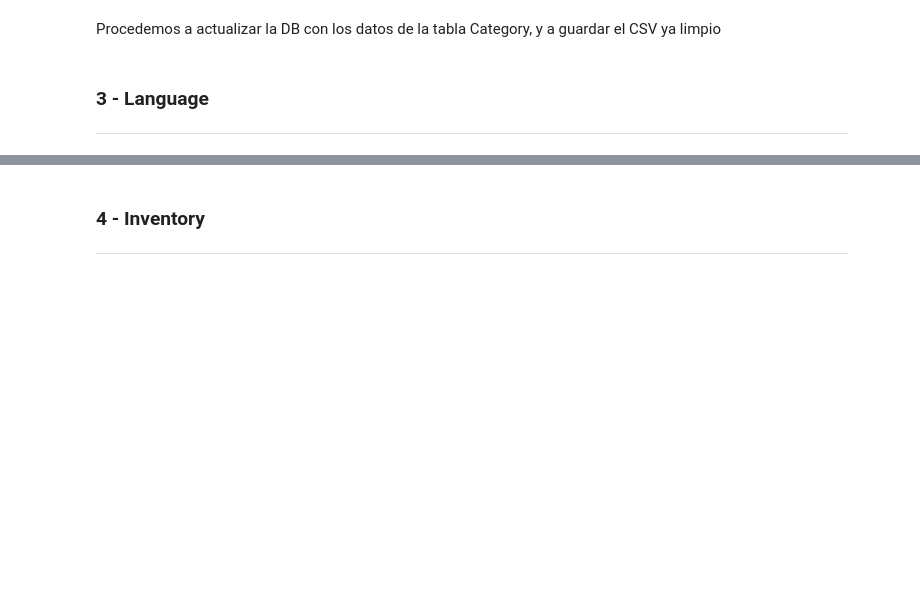
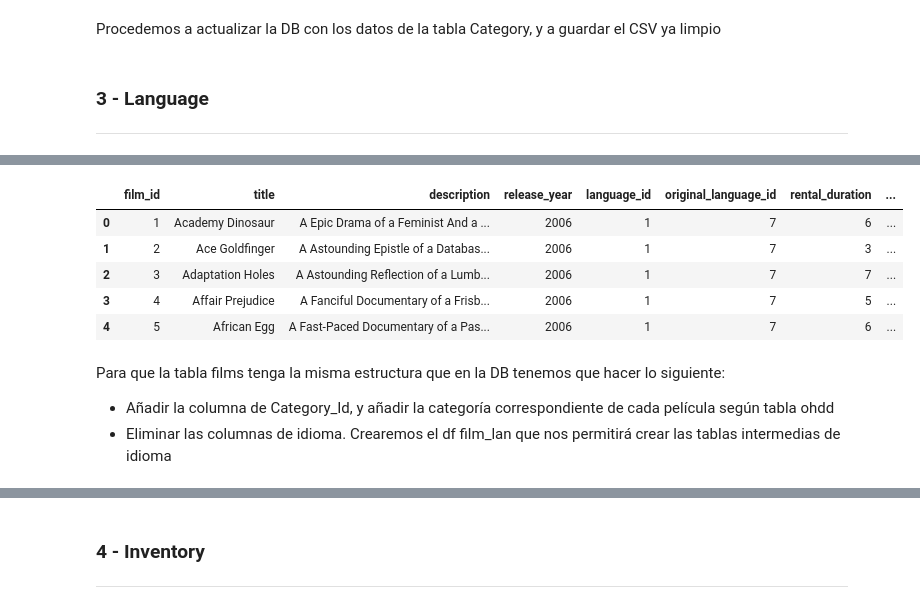
Before and after one commit to gusavato/2_IRONHACK_MySQL, a Jupyter notebook: jupyter/Clean.ipynb, the cells around one changed output, grey strips where cells are left out. Saved outputs shown, nothing was run; the diff lists cells and outputs as text; code cells hidden in the pictures; blank space fills up the shorter version.

Commit message:
tabla files terminada

```diff
--- a/jupyter/Clean.ipynb
+++ b/jupyter/Clean.ipynb
@@ -238,0 +424,17 @@ film.title.unique().size
+# %%
+film.title = film.title.str.title()
+film.fillna(7,inplace=True)
+film.original_language_id = film.original_language_id.astype(np.int8)
+film = film.drop(columns='last_update')
+film.head()
+# %% [output]
+|  | film_id | title | description | release_year | language_id | original_language_id | rental_duration | ... |
+| 0 | 1 | Academy Dinosaur | A Epic Drama of a Feminist And a ... | 2006 | 1 | 7 | 6 | ... |
+| 1 | 2 | Ace Goldfinger | A Astounding Epistle of a Databas... | 2006 | 1 | 7 | 3 | ... |
+| 2 | 3 | Adaptation Holes | A Astounding Reflection of a Lumb... | 2006 | 1 | 7 | 7 | ... |
+| 3 | 4 | Affair Prejudice | A Fanciful Documentary of a Frisb... | 2006 | 1 | 7 | 5 | ... |
+| 4 | 5 | African Egg | A Fast-Paced Documentary of a Pas... | 2006 | 1 | 7 | 6 | ... |
+# %% [markdown]
+Para que la tabla films tenga la misma estructura que en la DB tenemos que hacer lo siguiente:
+* Añadir la columna de Category_Id, y añadir la categoría correspondiente de cada película según tabla ohdd
+* Eliminar las columnas de idioma. Crearemos el df film_lan que nos permitirá crear las tablas intermedias de idioma
```
Also changed, not shown: parts of 60 cells of this notebook, 8 other files.
